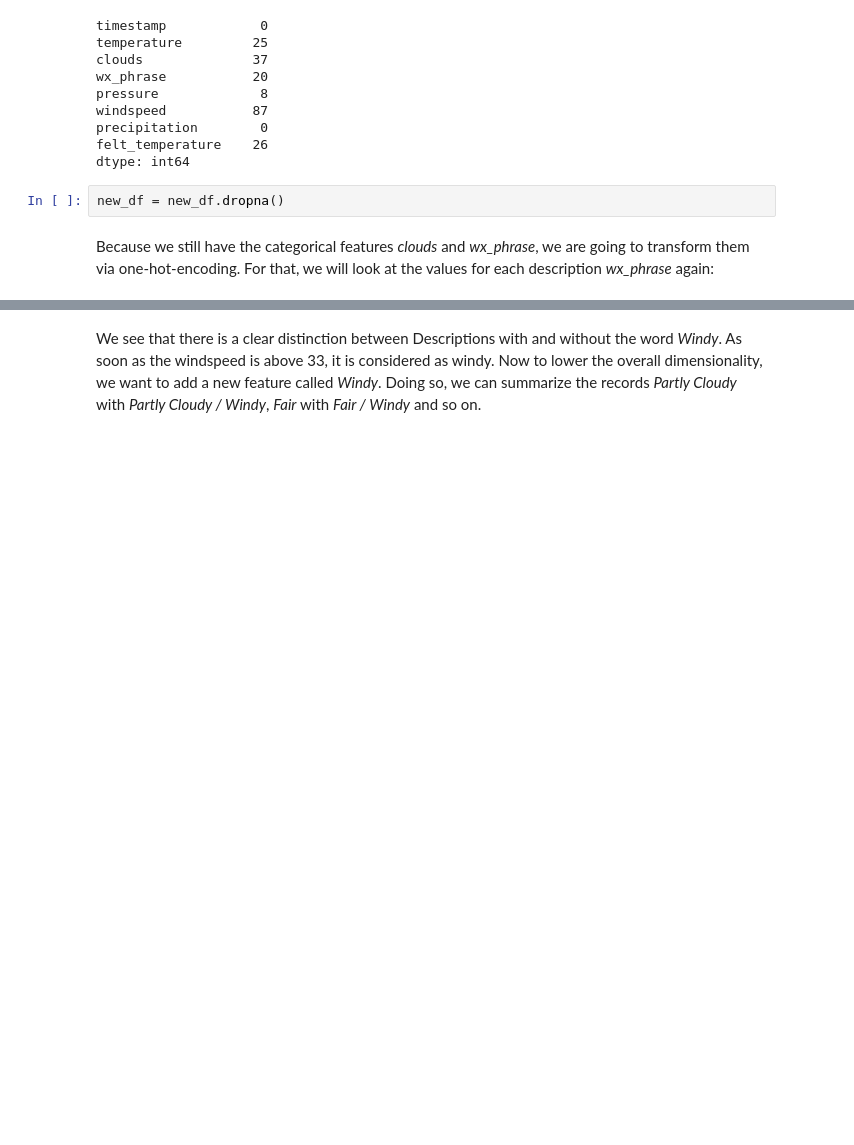
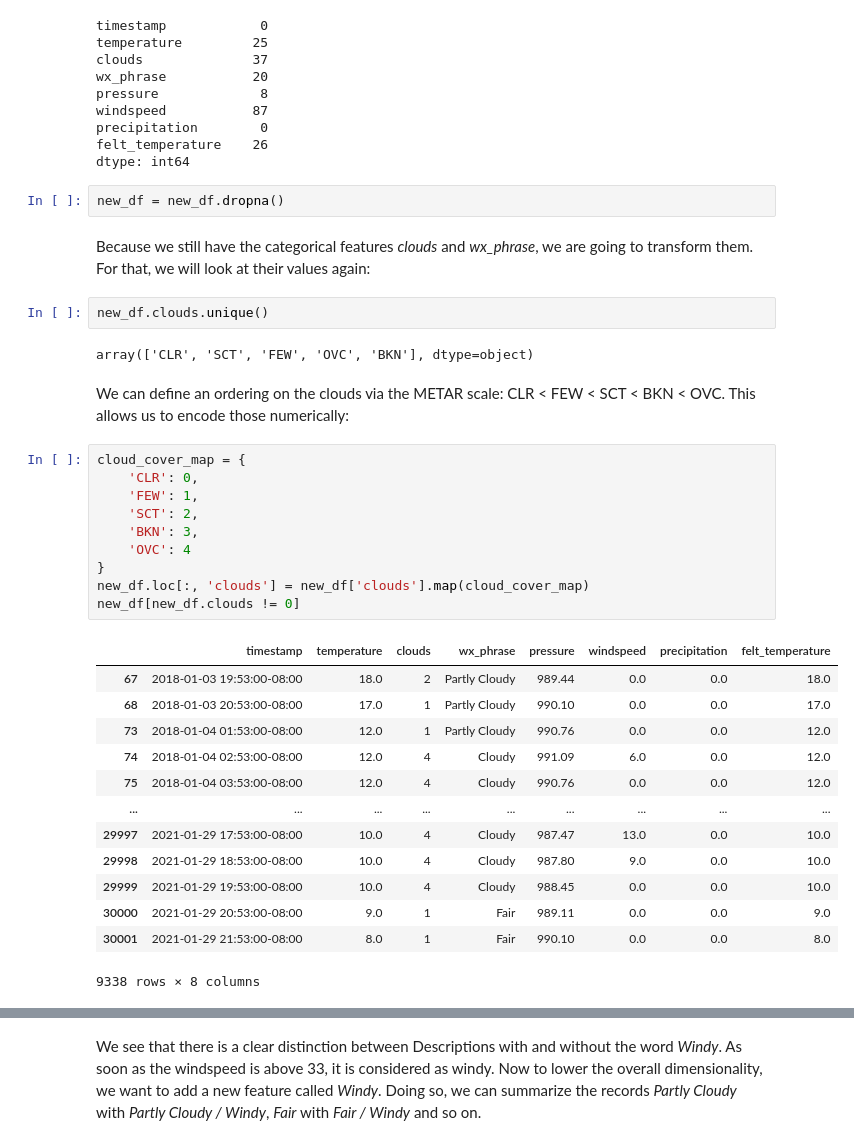
Before and after one commit to asimxa/Data-Diggers-Project-Repo, a Jupyter notebook: 01_weather_data_preparation.ipynb, the cells around one changed output, grey strips where cells are left out. Saved outputs shown, nothing was run; the diff lists cells and outputs as text; blank space fills up the shorter version.

```diff
--- a/01_weather_data_preparation.ipynb
+++ b/01_weather_data_preparation.ipynb
@@ -220,8 +203,38 @@ dtype: int64
 # %%
 new_df = new_df.dropna()
 # %% [markdown]
-Because we still have the categorical features *clouds* and *wx_phrase*, we are going to transform them via one-hot-encoding.
-For that, we will look at the values for each description *wx_phrase* again:
+Because we still have the categorical features *clouds* and *wx_phrase*, we are going to transform them.
+For that, we will look at their values again:
+# %%
+new_df.clouds.unique()
+# %% [output]
+array(['CLR', 'SCT', 'FEW', 'OVC', 'BKN'], dtype=object)
+# %% [markdown]
+We can define an ordering on the clouds via the METAR scale: CLR < FEW < SCT < BKN < OVC. This allows us to encode those numerically:
+# %%
+cloud_cover_map = {
+    'CLR': 0,
+    'FEW': 1,
+    'SCT': 2,
+    'BKN': 3,
+    'OVC': 4
+}
+new_df.loc[:, 'clouds'] = new_df['clouds'].map(cloud_cover_map)
+new_df[new_df.clouds != 0]
+# %% [output]
+|  | timestamp | temperature | clouds | wx_phrase | pressure | windspeed | precipitation | felt_temperature |
+| 67 | 2018-01-03 19:53:00-08:00 | 18.0 | 2 | Partly Cloudy | 989.44 | 0.0 | 0.0 | 18.0 |
+| 68 | 2018-01-03 20:53:00-08:00 | 17.0 | 1 | Partly Cloudy | 990.10 | 0.0 | 0.0 | 17.0 |
+| 73 | 2018-01-04 01:53:00-08:00 | 12.0 | 1 | Partly Cloudy | 990.76 | 0.0 | 0.0 | 12.0 |
+| 74 | 2018-01-04 02:53:00-08:00 | 12.0 | 4 | Cloudy | 991.09 | 6.0 | 0.0 | 12.0 |
+| 75 | 2018-01-04 03:53:00-08:00 | 12.0 | 4 | Cloudy | 990.76 | 0.0 | 0.0 | 12.0 |
+| ... | ... | ... | ... | ... | ... | ... | ... | ... |
+| 29997 | 2021-01-29 17:53:00-08:00 | 10.0 | 4 | Cloudy | 987.47 | 13.0 | 0.0 | 10.0 |
+| 29998 | 2021-01-29 18:53:00-08:00 | 10.0 | 4 | Cloudy | 987.80 | 9.0 | 0.0 | 10.0 |
+| 29999 | 2021-01-29 19:53:00-08:00 | 10.0 | 4 | Cloudy | 988.45 | 0.0 | 0.0 | 10.0 |
+| 30000 | 2021-01-29 20:53:00-08:00 | 9.0 | 1 | Fair | 989.11 | 0.0 | 0.0 | 9.0 |
+| 30001 | 2021-01-29 21:53:00-08:00 | 8.0 | 1 | Fair | 990.10 | 0.0 | 0.0 | 8.0 |
+9338 rows × 8 columns
 # %%
 for description in new_df.loc[new_df['windspeed'].sort_values().index].wx_phrase.unique():
     print(description, "min:", new_df[new_df.wx_phrase == description]['windspeed'].min(), "max:", new_df[new_df.wx_phrase == description]['windspeed'].max())
```
Also changed, not shown: parts of 14 cells of this notebook, 17 other files.
